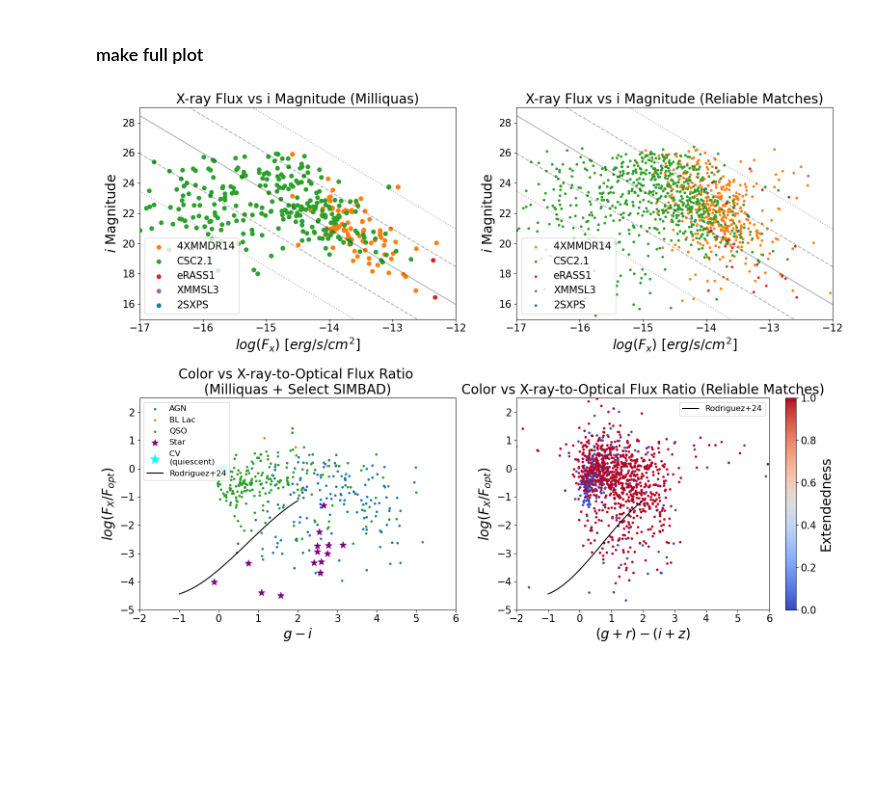
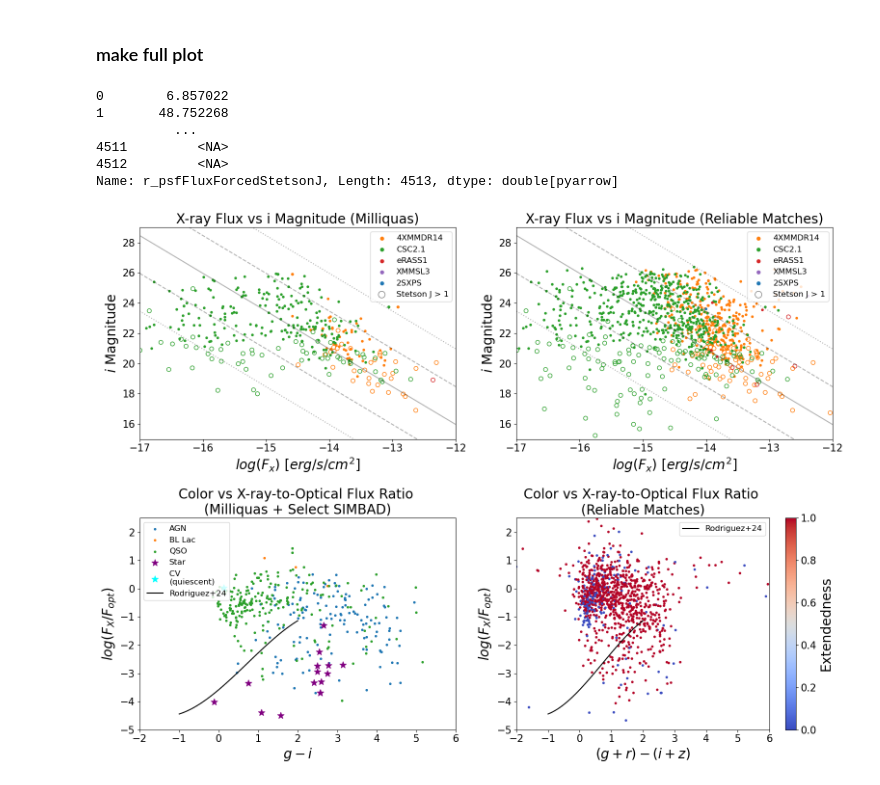
Before and after one commit to ykwang1/DP1_Xray_public, a Jupyter notebook: notebooks/analysis/make_plots.ipynb, the cells around one changed output. Saved outputs shown, nothing was run; the diff lists cells and outputs as text; code cells hidden in the pictures; blank space fills up the shorter version.

```diff
--- a/notebooks/analysis/make_plots.ipynb
+++ b/notebooks/analysis/make_plots.ipynb
@@ -631,24 +768,39 @@ for band in bands:
     outburst_flux[f'{band}_psfMag'] = phot[mask_o].query(f'band=="{band}"')['psfMag'].mean()
 # %% [markdown]
 ### make full plot
+# %%
+obj['r_psfFluxForcedStetsonJ']
+# %% [output]
+0        6.857022
+1       48.752268
+          ...
+4511         <NA>
+4512         <NA>
+Name: r_psfFluxForcedStetsonJ, Length: 4513, dtype: double[pyarrow]
 # %%
 # stars_and_cvs = sim[sim['otype_SIM'].isin(['*', 'CV*'])].dropna(subset=['F_opt'])
 
-def make_plot_00(ax):
+def make_plot_00(ax, J=3):
     band = 'i'
 
-    sub = add_obj_cols_on_id(mQ, obj_closest, ['reliability'])
+    sub = add_obj_cols_on_id(mQ, obj_closest, ['reliability', 'r_psfFluxForcedStetsonJ'])
     sub = sub[sub['reliability'] > .9]
 
     for i, cat in enumerate(['4XMMDR14', 'CSC2.1', 'eRASS1', 'XMMSL3', '2SXPS',]):
-        # mask = np.array(mQ['cat_X']) == cat
+        # plot dummy plots for legend
+        ax.scatter([0], [0], marker='.', s=100, label=cat, color=CAT_COLORS[cat], rasterized=True)
 
         mask1 = np.array(sub['cat_X']) == cat
         mask2 = (sub[f'{band}_psfFlux'] / sub[f'{band}_psfFluxErr']) > 5
         mask = mask1 & mask2
 
-        ax.scatter(np.log10(sub['F_X'][mask]), sub[f'{band}_psfMag'][mask], marker='o', label=cat, color=CAT_COLORS[cat], rasterized=True)
+        J_mask = sub['r_psfFluxForcedStetsonJ'] > J
 
+        ax.scatter(np.log10(sub['F_X'][mask][~J_mask]), sub[f'{band}_psfMag'][mask][~J_mask], marker='.', color=CAT_COLORS[cat], rasterized=True)
+        ax.scatter(np.log10(sub['F_X'][mask][J_mask]), sub[f'{band}_psfMag'][mask][J_mask], marker='o', facecolors='none', edgecolors=CAT_COLORS[cat], rasterized=True)
+
+    # plot dummy plots for legend
+    ax.scatter([0], [0], marker='o', s=100, label=fr'Stetson J > {J}', facecolors='none', edgecolors='grey', rasterized=True)
 
     # plot bounds
     Fx = np.logspace(-17, -12, 6)
@@ -667,21 +819,28 @@ def make_plot_00(ax):
     ax.set_title(f"X-ray Flux vs {band} Magnitude (Milliquas)")
 
     # Legend
-    ax.legend()
+    ax.legend(prop={'size': 12}, loc=1)
 
 
-def make_plot_01(ax):
+def make_plot_01(ax, J=3):
     band = 'i'
 
+
     for i, cat in enumerate(['4XMMDR14', 'CSC2.1', 'eRASS1', 'XMMSL3', '2SXPS',]):
-        # mask = np.array(mQ['cat_X']) == cat
+        # plot dummy plots for legend
+        ax.scatter([0], [0], marker='.', s=100, label=cat, color=CAT_COLORS[cat], rasterized=True)
 
         mask1 = np.array(reliable['cat_X']) == cat
         mask2 = (reliable[f'{band}_psfFlux'] / reliable[f'{band}_psfFluxErr']) > 5
         mask = mask1 & mask2
 
-        ax.scatter(np.log10(reliable['F_X'][mask]), reliable[f'{band}_psfMag'][mask], marker='.', label=cat, color=CAT_COLORS[cat], rasterized=True)
+        J_mask = reliable['r_psfFluxForcedStetsonJ'] > J
 
+        ax.scatter(np.log10(reliable['F_X'][mask][~J_mask]), reliable[f'{band}_psfMag'][mask][~J_mask], marker='.', color=CAT_COLORS[cat], rasterized=True)
+        ax.scatter(np.log10(reliable['F_X'][mask][J_mask]), reliable[f'{band}_psfMag'][mask][J_mask], marker='o', facecolors='none', edgecolors=CAT_COLORS[cat], rasterized=True)
+
+    # plot dummy plots for legend
+    ax.scatter([0], [0], marker='o', s=100, label=fr'Stetson J > {J}', facecolors='none', edgecolors='grey', rasterized=True)
 
     # plot bounds
     Fx = np.logspace(-17, -12, 6)
@@ -700,7 +859,7 @@ def make_plot_01(ax):
     ax.set_title(f"X-ray Flux vs {band} Magnitude (Reliable Matches)")
 
     # Legend
-    ax.legend()
+    ax.legend(prop={'size': 12}, loc=1)
 
 def make_plot_10(ax):
     # Plot points with colors based on field
@@ -721,7 +880,7 @@ def make_plot_10(ax):
 
     qfactor = 10**(-0.4 *( quiescent_flux['g_psfMag'] - cv['g_psfMag']))
     ax.scatter((quiescent_flux['g_psfMag'] - quiescent_flux['i_psfMag']),
-               np.log10(cv['F_X'])-np.log10(cv['F_opt']*qfactor), marker='*', color='cyan', label='CV \n(quiescent)', s=200, edgecolors= "cyan")
+               np.log10(cv['F_X'])-np.log10(cv['F_opt']*qfactor), marker='*', color='cyan', label='CV \n(quiescent)', s=100, edgecolors= "cyan")
 
     # ofactor = 10**(-0.4 *( outburst_flux['g_psfMag'] - cv['g_psfMag']))
     # ofactor_xray = 100
@@ -773,26 +932,26 @@ def make_plot_11(ax):
     # plt.ylim([-5, 2.5])
     # plt.xlim([-2, 6])
 
-    ax.set_title("Color vs X-ray-to-Optical Flux Ratio (Reliable Matches)")
+    ax.set_title("Color vs X-ray-to-Optical Flux Ratio \n(Reliable Matches)")
     # Legend
     ax.legend(prop={'size': 12})
 # %%
 plt.rcParams.update({
     'font.size': 20,          # Double the default (usually ~10)
     'axes.titlesize': 20,
     'axes.labelsize': 20,
     'xtick.labelsize': 15,
     'ytick.labelsize': 15,
     'legend.fontsize': 15
 })
 
 fig, axs = plt.subplots(2,2, figsize=(16, 12))
-make_plot_00(axs[0,0])
-make_plot_01(axs[0,1])
+make_plot_00(axs[0,0], J=1)
+make_plot_01(axs[0,1], J=1)
 make_plot_10(axs[1,0])
 make_plot_11(axs[1,1])
 plt.tight_layout()
 
 plt.savefig('../../plots/interesting_plots.pdf')
 # %% [output]
-[figure, old version]
+[figure, new version]
```
Also changed, not shown: parts of 19 cells of this notebook, 3 other files.
